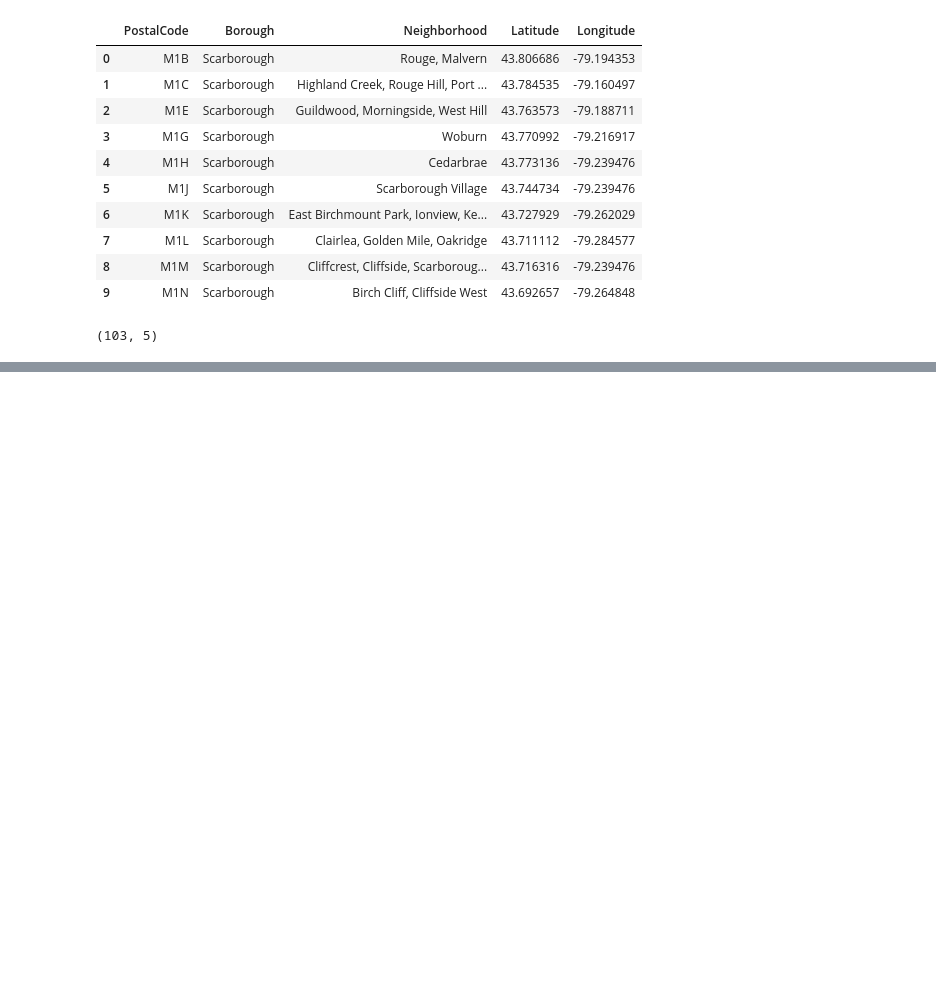
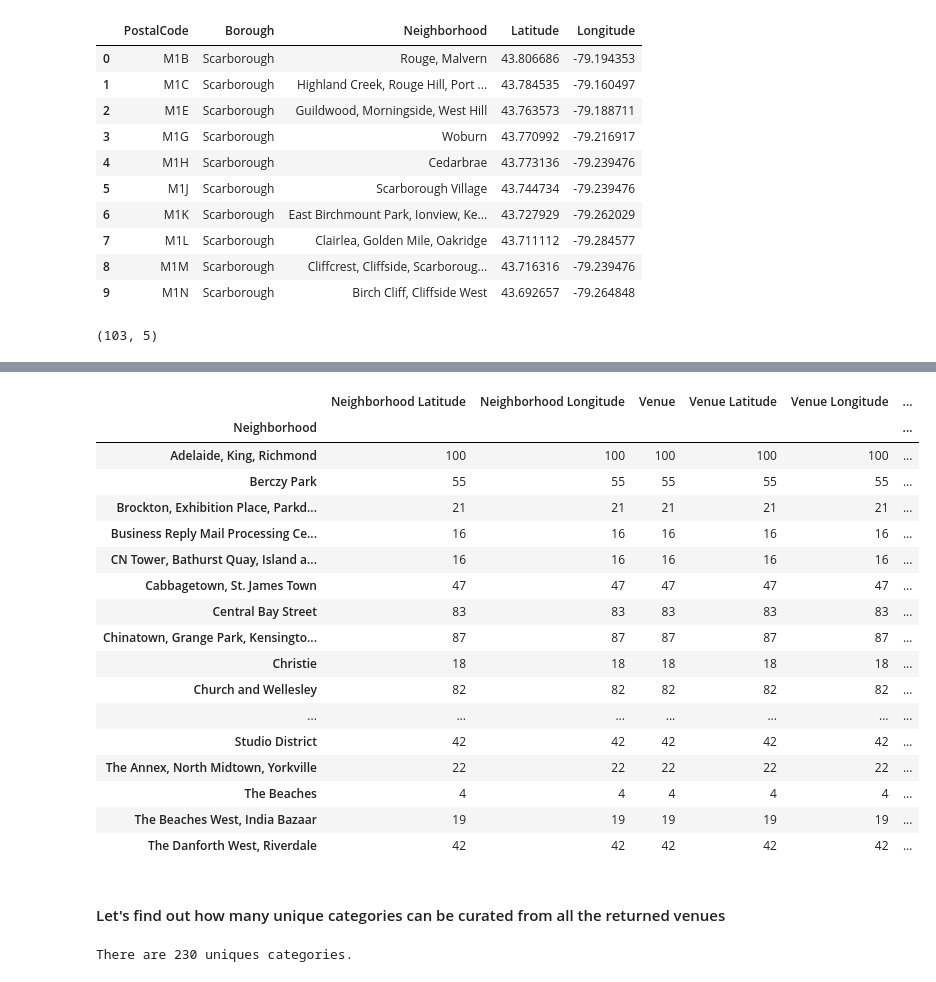
Before and after one commit to MeriannK/IBM_Capstone, a Jupyter notebook: Segmenting and Clustering Neighborhoods.ipynb, the cells around one changed output, grey strips where cells are left out. Saved outputs shown, nothing was run; the diff lists cells and outputs as text; code cells hidden in the pictures; blank space fills up the shorter version.

```diff
--- a/Segmenting and Clustering Neighborhoods.ipynb
+++ b/Segmenting and Clustering Neighborhoods.ipynb
@@ -86,0 +220,3 @@ toronto_data.shape
+# %%
+results = requests.get(url).json()
+results
@@ -86,0 +241,28 @@ toronto_data.shape
+# %%
+# function that extracts the category of the venue
+def get_category_type(row):
+    try:
+        categories_list = row['categories']
+    except:
+        categories_list = row['venue.categories']
+
+    if len(categories_list) == 0:
+        return None
+    else:
+        return categories_list[0]['name']
+# %%
+venues = results['response']['groups'][0]['items']
+
+nearby_venues = json_normalize(venues) # flatten JSON
+
+# filter columns
+filtered_columns = ['venue.name', 'venue.categories', 'venue.location.lat', 'venue.location.lng']
+nearby_venues = nearby_venues.loc[:, filtered_columns]
+
+# filter the category for each row
+nearby_venues['venue.categories'] = nearby_venues.apply(get_category_type, axis=1)
+
+# clean columns
+nearby_venues.columns = [col.split(".")[-1] for col in nearby_venues.columns]
+
+nearby_venues.head()
@@ -86,0 +316,5 @@ toronto_data.shape
+# %%
+toronto_venues = getNearbyVenues(names=toronto['Neighborhood'],
+                                   latitudes=toronto['Latitude'],
+                                   longitudes=toronto['Longitude']
+                                  )
@@ -86,0 +339,27 @@ toronto_data.shape
+# %%
+toronto_venues.groupby('Neighborhood').count()
+# %% [output]
+|  | Neighborhood Latitude | Neighborhood Longitude | Venue | Venue Latitude | Venue Longitude | ... |
+| Neighborhood |  |  |  |  |  | ... |
+| Adelaide, King, Richmond | 100 | 100 | 100 | 100 | 100 | ... |
+| Berczy Park | 55 | 55 | 55 | 55 | 55 | ... |
+| Brockton, Exhibition Place, Parkd... | 21 | 21 | 21 | 21 | 21 | ... |
+| Business Reply Mail Processing Ce... | 16 | 16 | 16 | 16 | 16 | ... |
+| CN Tower, Bathurst Quay, Island a... | 16 | 16 | 16 | 16 | 16 | ... |
+| Cabbagetown, St. James Town | 47 | 47 | 47 | 47 | 47 | ... |
+| Central Bay Street | 83 | 83 | 83 | 83 | 83 | ... |
+| Chinatown, Grange Park, Kensingto... | 87 | 87 | 87 | 87 | 87 | ... |
+| Christie | 18 | 18 | 18 | 18 | 18 | ... |
+| Church and Wellesley | 82 | 82 | 82 | 82 | 82 | ... |
+| ... | ... | ... | ... | ... | ... | ... |
+| Studio District | 42 | 42 | 42 | 42 | 42 | ... |
+| The Annex, North Midtown, Yorkville | 22 | 22 | 22 | 22 | 22 | ... |
+| The Beaches | 4 | 4 | 4 | 4 | 4 | ... |
+| The Beaches West, India Bazaar | 19 | 19 | 19 | 19 | 19 | ... |
+| The Danforth West, Riverdale | 42 | 42 | 42 | 42 | 42 | ... |
+# %% [markdown]
+#### Let's find out how many unique categories can be curated from all the returned venues
+# %%
+print('There are {} uniques categories.'.format(len(toronto_venues['Venue Category'].unique())))
+# %% [output]
+There are 230 uniques categories.
```
Also changed, not shown: parts of 33 cells of this notebook.
